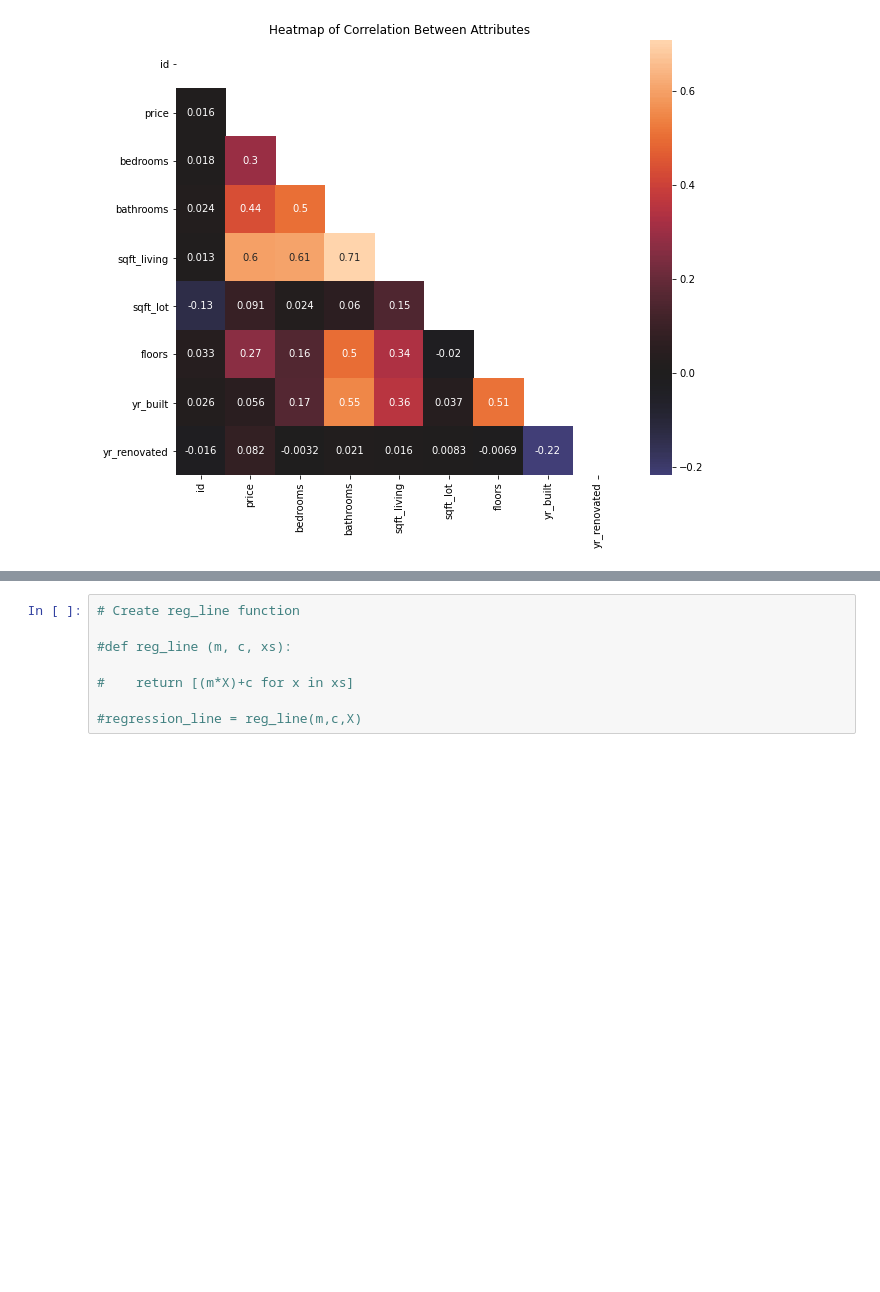
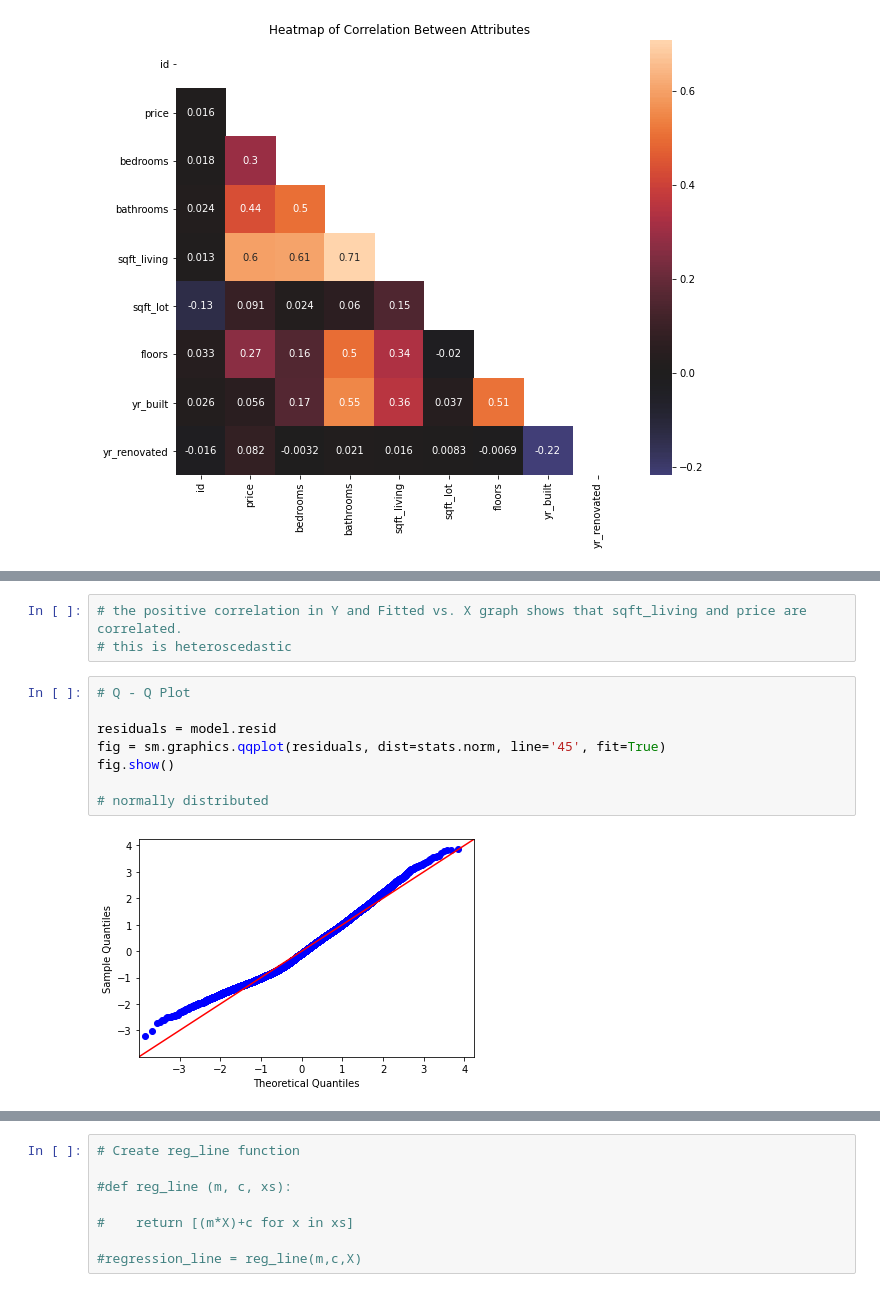
Before and after one commit to ashakeri92/dsc-phase-2-project-v2-3, a Jupyter notebook: Analysis.ipynb, the cells around one changed output, grey strips where cells are left out. Saved outputs shown, nothing was run; the diff lists cells and outputs as text; blank space fills up the shorter version.

```diff
--- a/Analysis.ipynb
+++ b/Analysis.ipynb
@@ -191,3 +221,16 @@ AttributeError: 'function' object has no attribute 'summary'
+# %%
+# the positive correlation in Y and Fitted vs. X graph shows that sqft_living and price are correlated.
+# this is heteroscedastic
+# %%
+# Q - Q Plot
+
+residuals = model.resid
+fig = sm.graphics.qqplot(residuals, dist=stats.norm, line='45', fit=True)
+fig.show()
+
+# normally distributed
+# %% [output]
+[figure, added]
 # %%
 # Function to calculate slope
 #X = kc['bathrooms']
```
Also changed, not shown: parts of 8 cells of this notebook.
